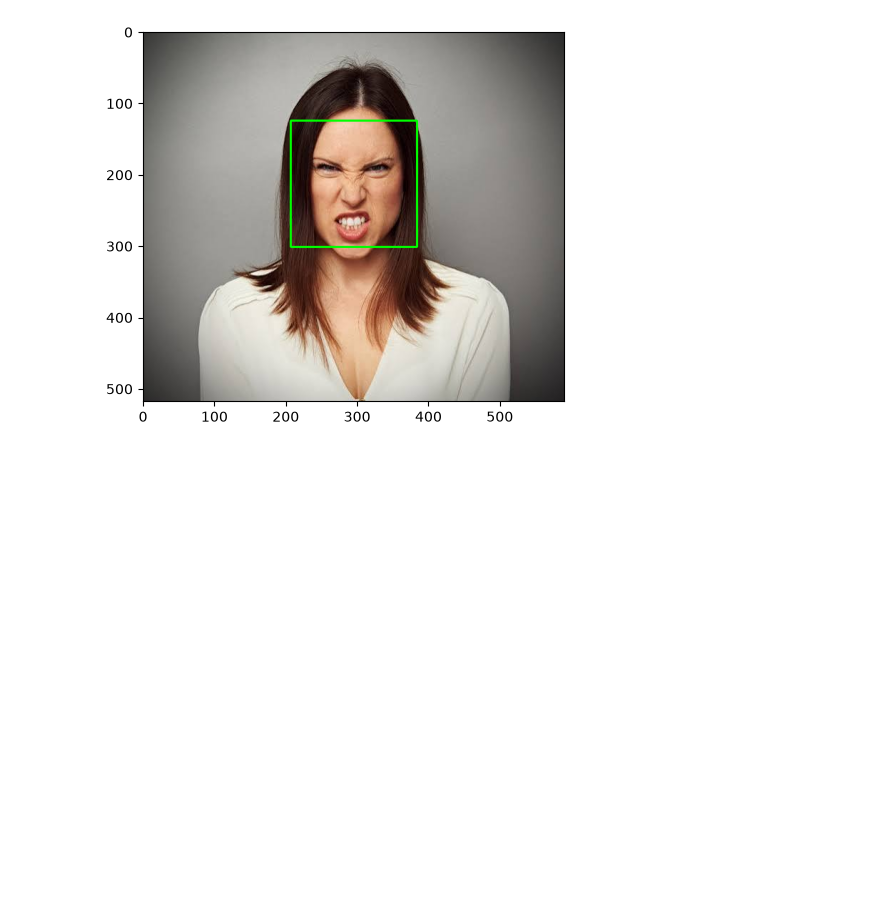
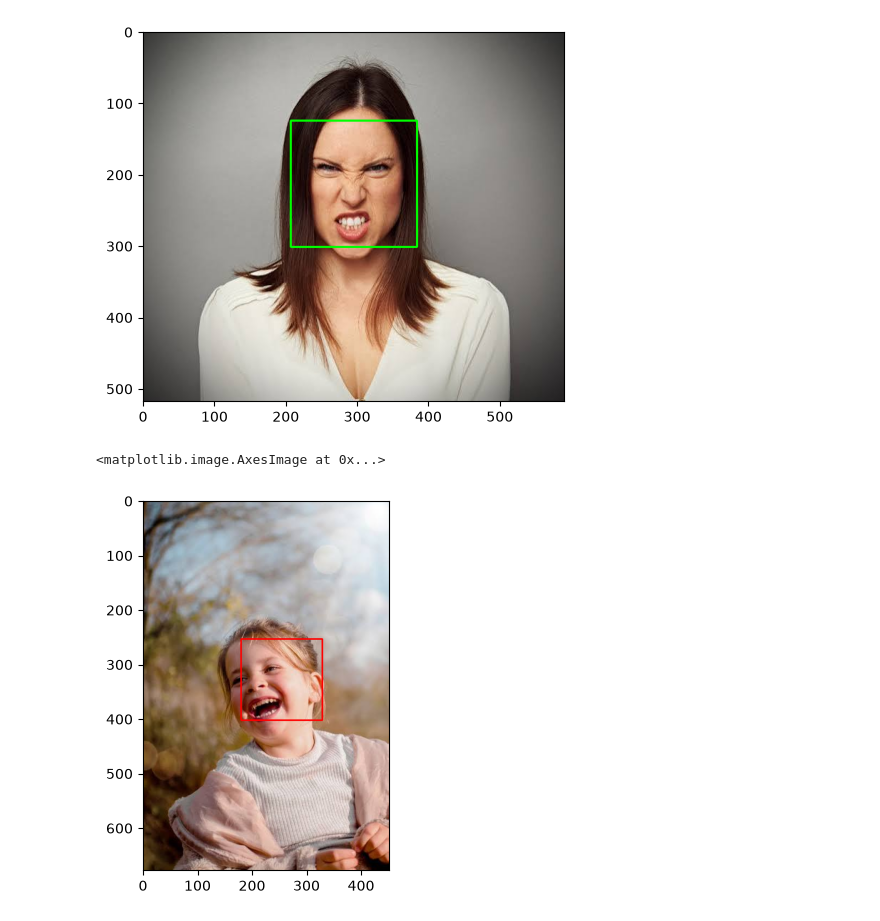
Before and after one commit to aswathh/Face_Emotion_Rcognition, a Jupyter notebook: FER_images.ipynb, the cells around one changed output. Saved outputs shown, nothing was run; the diff lists cells and outputs as text; code cells hidden in the pictures; blank space fills up the shorter version.

```diff
--- a/FER_images.ipynb
+++ b/FER_images.ipynb
@@ -112,3 +112,16 @@ plt.imshow(cv.cvtColor(img2,cv.COLOR_BGR2RGB))
 # %% [output]
 <matplotlib.image.AxesImage at 0x...>
 [figure]
+# %%
+img = cv.imread('Images/happy.jpg')
+img1 = img.copy()
+face_cascades = cv.CascadeClassifier('Images/haarcascade_frontalface_default.xml')
+gray = cv.cvtColor(img1,cv.COLOR_BGR2GRAY)
+faces = face_cascades.detectMultiScale(gray,1.1,4)
+for x,y,w,h in faces:
+    cv.rectangle(img1,(x,y),(x+w,y+h),(0,0,255),2)
+# %%
+plt.imshow(cv.cvtColor(img1,cv.COLOR_BGR2RGB))
+# %% [output]
+<matplotlib.image.AxesImage at 0x...>
+[figure, added]
```
Also changed, not shown: parts of 1 cell of this notebook.
